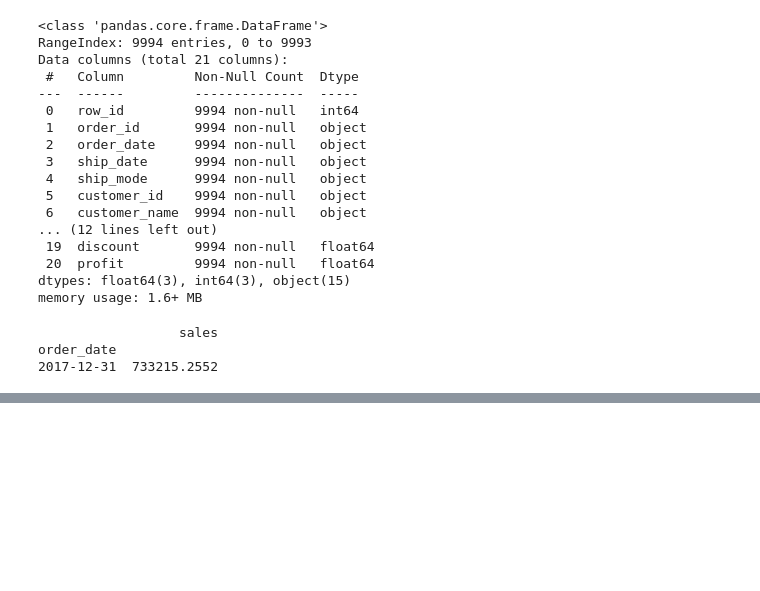
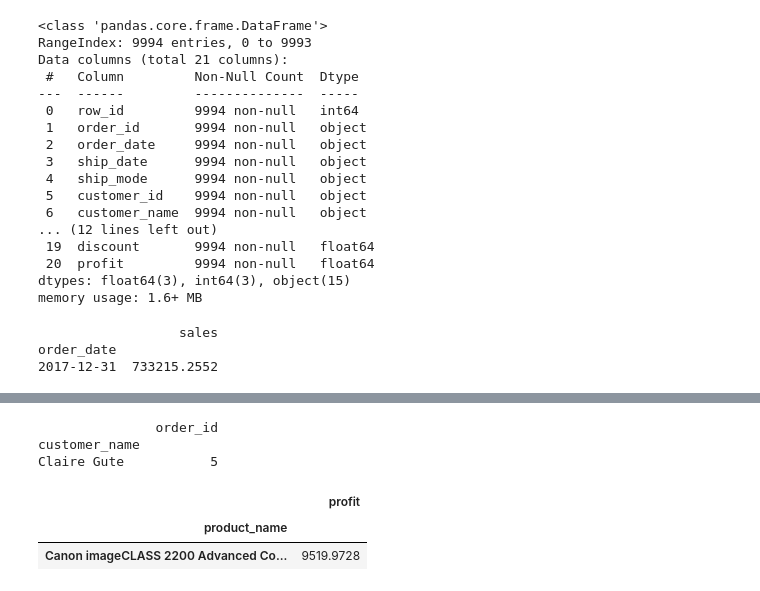
Before and after one commit to mukti222/EDA_superstore_python, a Jupyter notebook: 10_study_case.ipynb, the cells around one changed output, grey strips where cells are left out. Saved outputs shown, nothing was run; the diff lists cells and outputs as text; code cells hidden in the pictures; blank space fills up the shorter version.

```diff
--- a/10_study_case.ipynb
+++ b/10_study_case.ipynb
@@ -91,0 +120,44 @@ order_date
+# %%
+# ############################################ JAWABAN NO 4 ###########################################################
+# 4. Berapa kali konsumen bernama Claire Gute melakukan transaksi?
+
+clairegute_orders = df[df['customer_name'] == 'Claire Gute'].pivot_table(
+    index='customer_name',
+    values='order_id',
+    aggfunc='count')
+
+# Menampilkan hasil
+print(clairegute_orders)
+# %% [output]
+               order_id
+customer_name
+Claire Gute           5
+# %%
+# ############################################ JAWABAN NO 5 ###########################################################
+# soal : Produk apa yang mendatangkan keuntungan terbanyak di tahun 2016?
+# logika : mencari count profit dari product di year 2016
+# flow : df filter ke 2016 saja >> sum profit by index=productname >> urutkan >> ambil top 1
+
+df['order_date'] = pd.to_datetime(df['order_date'])
+df['ship_date'] = pd.to_datetime(df['ship_date'])
+
+# filter th 2016
+data_2016 = df[df['order_date'].dt.year == 2016]
+
+# sum profit by index=productname
+sum_product_sales_2016 = data_2016.pivot_table(
+    index='product_name',
+    values='profit',
+    aggfunc='sum')
+
+#urutkan
+sum_product_sales_2016 = sum_product_sales_2016.sort_values(by='profit', ascending=False)
+
+#ambil top 1
+top_product_2016 = sum_product_sales_2016.head(1)
+
+top_product_2016
+# %% [output]
+|  | profit |
+| product_name |  |
+| Canon imageCLASS 2200 Advanced Co... | 9519.9728 |
```
Also changed, not shown: parts of 8 cells of this notebook.
